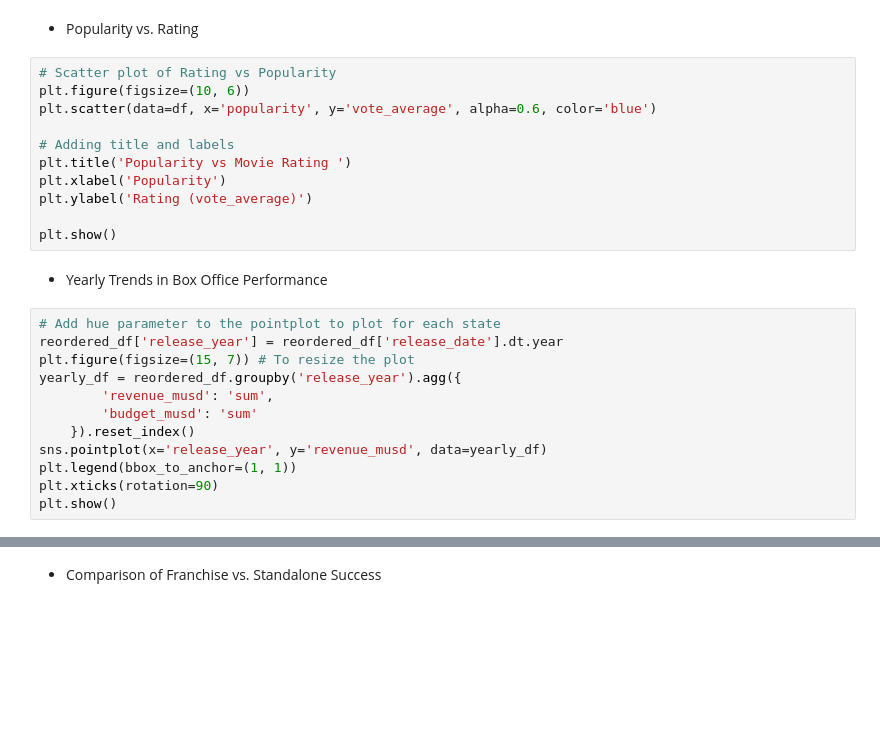
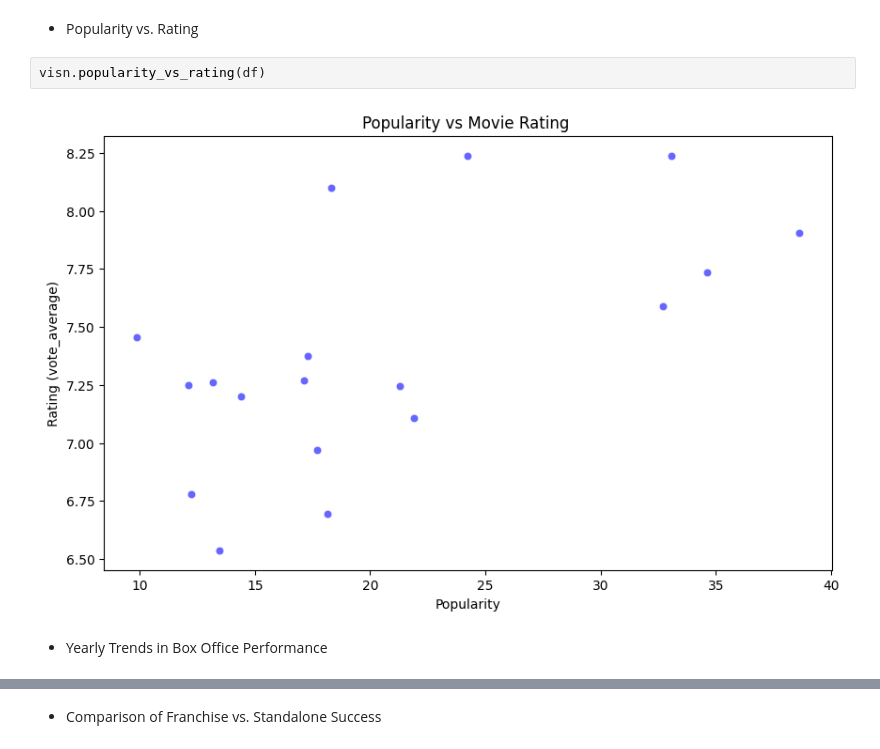
Before and after one commit to kgyauAmtch/Amtch_Personal_Projects, a Jupyter notebook: IMBD_movie_analysis/Project1/notebooks/data_cleaning.ipynb, the cells around one changed output, grey strips where cells are left out. Cells and saved outputs as stored; diff of their text form; blank space fills up the shorter version.

```diff
--- a/IMBD_movie_analysis/Project1/notebooks/data_cleaning.ipynb
+++ b/IMBD_movie_analysis/Project1/notebooks/data_cleaning.ipynb
@@ -601,27 +815,8 @@ plt.show()
 # %% [markdown]
 - Popularity vs. Rating
-# %%
-# Scatter plot of Rating vs Popularity
-plt.figure(figsize=(10, 6))
-plt.scatter(data=df, x='popularity', y='vote_average', alpha=0.6, color='blue')
-
-# Adding title and labels
-plt.title('Popularity vs Movie Rating ')
-plt.xlabel('Popularity')
-plt.ylabel('Rating (vote_average)')
-
-plt.show()
+# %%
+visn.popularity_vs_rating(df)
+# %% [output]
+[figure, added]
 # %% [markdown]
 - Yearly Trends in Box Office Performance
-# %%
-# Add hue parameter to the pointplot to plot for each state
-reordered_df['release_year'] = reordered_df['release_date'].dt.year
-plt.figure(figsize=(15, 7)) # To resize the plot
-yearly_df = reordered_df.groupby('release_year').agg({
-        'revenue_musd': 'sum',
-        'budget_musd': 'sum'
-    }).reset_index()
-sns.pointplot(x='release_year', y='revenue_musd', data=yearly_df)
-plt.legend(bbox_to_anchor=(1, 1))
-plt.xticks(rotation=90)
-plt.show()
```
Also changed, not shown: parts of 133 cells of this notebook, 6 other files.
